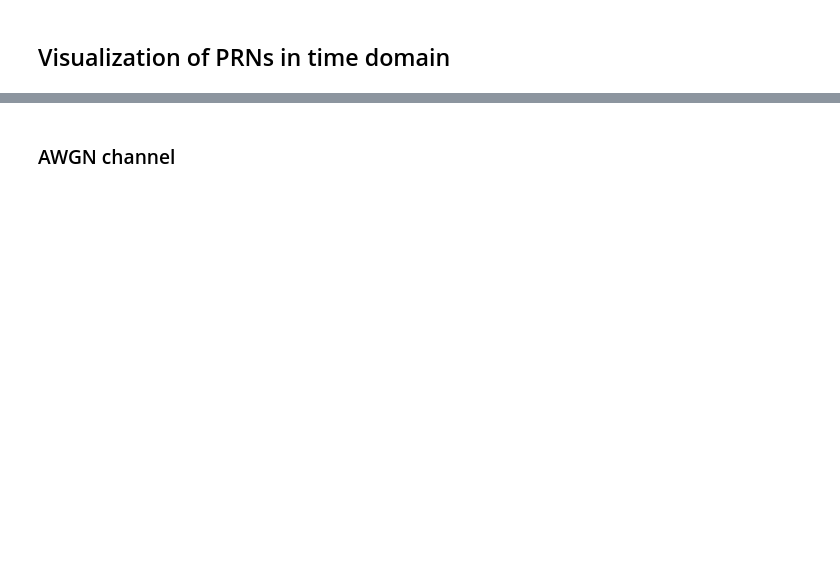
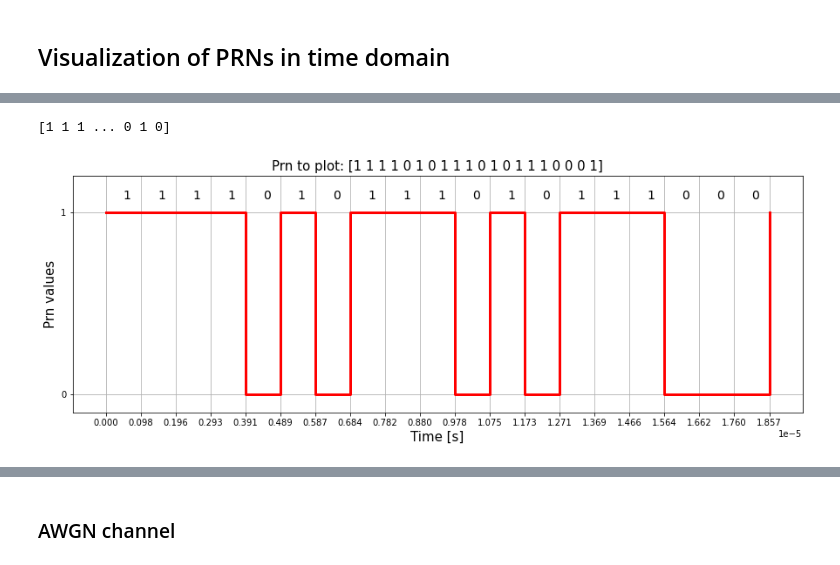
Before and after one commit to mattiasandri/usertransmitter, a Jupyter notebook: usertx.ipynb, the cells around one changed output, grey strips where cells are left out. Cells and saved outputs as stored; diff of their text form; code cells hidden in the pictures; blank space fills up the shorter version.

Commit message:
PRNs dataframe modified, functions to plot the PRNs modified, spreaded sequence modified

```diff
--- a/usertx.ipynb
+++ b/usertx.ipynb
@@ -51,6 +51,7 @@ def hex2bin(h):
 
 # creation of a new column of the dataframe with the binary representation of each PRN
 e1b['Binary'] = e1b['Hexadecimal'].apply(hex2bin)
+e1bcopy = e1b.copy()
 e1b
 # %% [output]
 |  | Code index | Hexadecimal | Binary |
@@ -195,0 +256,32 @@ Chip period Tc:  9.775171065493646e-07
+# %%
+print(e1bcopy['Binary'][0])
+
+def plot_prn_zeros(N, prn):
+
+    Rc = 1.023e06   # chip rate
+    Tc = 1 / Rc     # chip period
+
+    t = np.arange(0, N*Tc, Tc)
+
+    xticks = t
+    yticks = [0, 1]
+    centers = 0.5*(xticks[1:] + xticks[:-1])
+
+    fig = plt.figure(figsize=(15,5))
+    ax = fig.add_subplot(1,1,1)
+    ax.step(t, prn[0:N], where='post', color='red', lw=3)
+    ax.set_xticks(t)
+    ax.set_yticks(yticks)
+    title = "Prn to plot: " + str(prn[0:N])
+    ax.set_title(title, fontsize = 15)
+    ax.set_ylim(-0.1,1.2)
+    ax.set_xlabel("Time [s]", fontsize=15)
+    ax.set_ylabel("Prn values", fontsize=15)
+    ax.grid()
+    for i,j in zip(centers, prn[0:N]):
+        ax.text(i, 1.07, j, fontsize=14)
+
+plot_prn_zeros(20, e1bcopy['Binary'][0])
+# %% [output]
+[1 1 1 ... 0 1 0]
+[figure, added]
```
Also changed, not shown: parts of 16 cells of this notebook.
